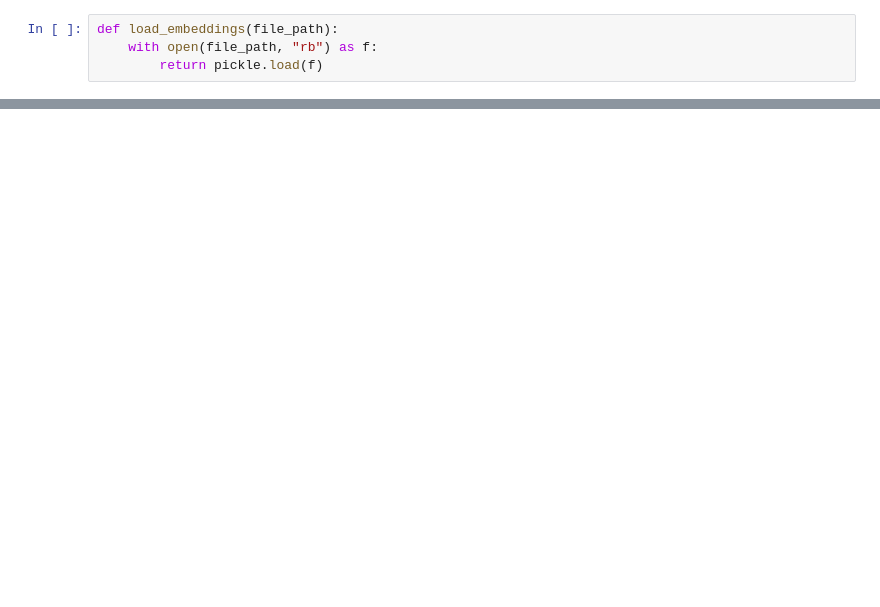
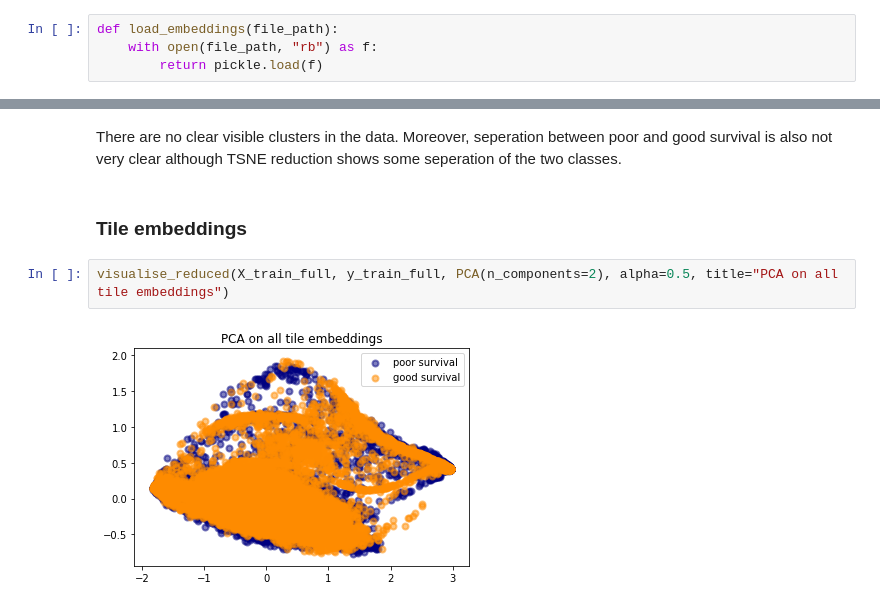
Before and after one commit to treigerm/honours, a Jupyter notebook: notebooks/Analysis.ipynb, the cells around one changed output, grey strips where cells are left out. Saved outputs shown, nothing was run; the diff lists cells and outputs as text; blank space fills up the shorter version.

```diff
--- a/notebooks/Analysis.ipynb
+++ b/notebooks/Analysis.ipynb
@@ -66,0 +140,8 @@ rf.score(X_val, y_val)
+# %% [markdown]
+There are no clear visible clusters in the data. Moreover, seperation between poor and good survival is also not very clear although TSNE reduction shows some seperation of the two classes.
+# %% [markdown]
+### Tile embeddings
+# %%
+visualise_reduced(X_train_full, y_train_full, PCA(n_components=2), alpha=0.5, title="PCA on all tile embeddings")
+# %% [output]
+[figure, added]
```
Also changed, not shown: parts of 37 cells of this notebook, 1 other file.
